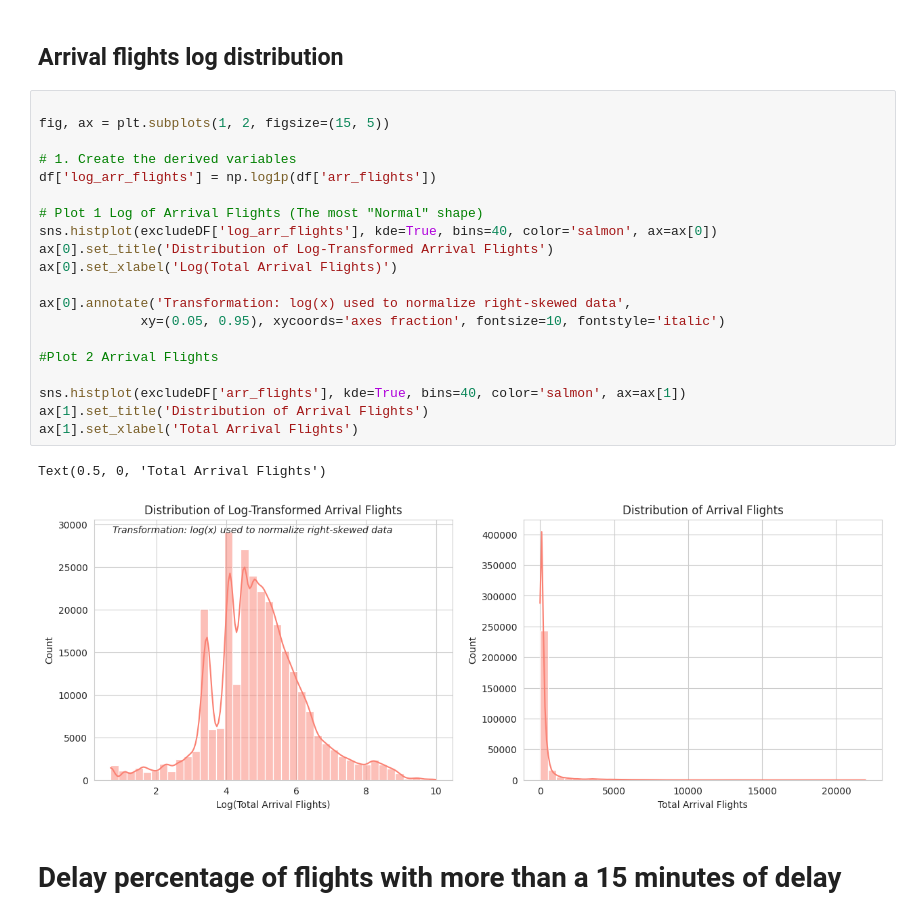
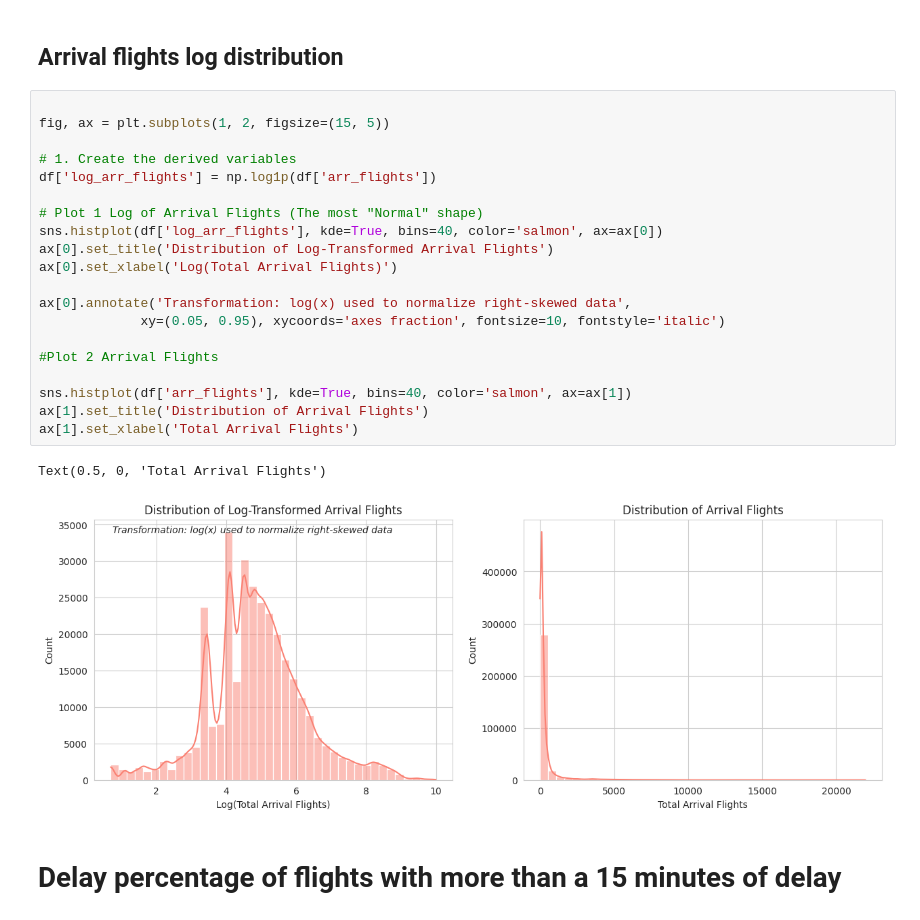
Before and after one commit to vydibot/-Flights-Analysis, a Jupyter notebook: flights-analysis.ipynb, the cells around one changed output. Cells and saved outputs as stored; diff of their text form.

```diff
--- a/flights-analysis.ipynb
+++ b/flights-analysis.ipynb
@@ -486,26 +486,26 @@ This section utilizes histograms to visualize the underlying distribution of the
 # %%
 
 fig, ax = plt.subplots(1, 2, figsize=(15, 5))
 
 # 1. Create the derived variables
 df['log_arr_flights'] = np.log1p(df['arr_flights'])
 
 # Plot 1 Log of Arrival Flights (The most "Normal" shape)
-sns.histplot(excludeDF['log_arr_flights'], kde=True, bins=40, color='salmon', ax=ax[0])
+sns.histplot(df['log_arr_flights'], kde=True, bins=40, color='salmon', ax=ax[0])
 ax[0].set_title('Distribution of Log-Transformed Arrival Flights')
 ax[0].set_xlabel('Log(Total Arrival Flights)')
 
 ax[0].annotate('Transformation: log(x) used to normalize right-skewed data',
              xy=(0.05, 0.95), xycoords='axes fraction', fontsize=10, fontstyle='italic')
 
 #Plot 2 Arrival Flights
 
-sns.histplot(excludeDF['arr_flights'], kde=True, bins=40, color='salmon', ax=ax[1])
+sns.histplot(df['arr_flights'], kde=True, bins=40, color='salmon', ax=ax[1])
 ax[1].set_title('Distribution of Arrival Flights')
 ax[1].set_xlabel('Total Arrival Flights')
 # %% [output]
 Text(0.5, 0, 'Total Arrival Flights')
-[figure, old version]
+[figure, new version]
 # %% [markdown]
 # **Delay percentage of flights with more than a 15 minutes of delay**
 # %%
```
